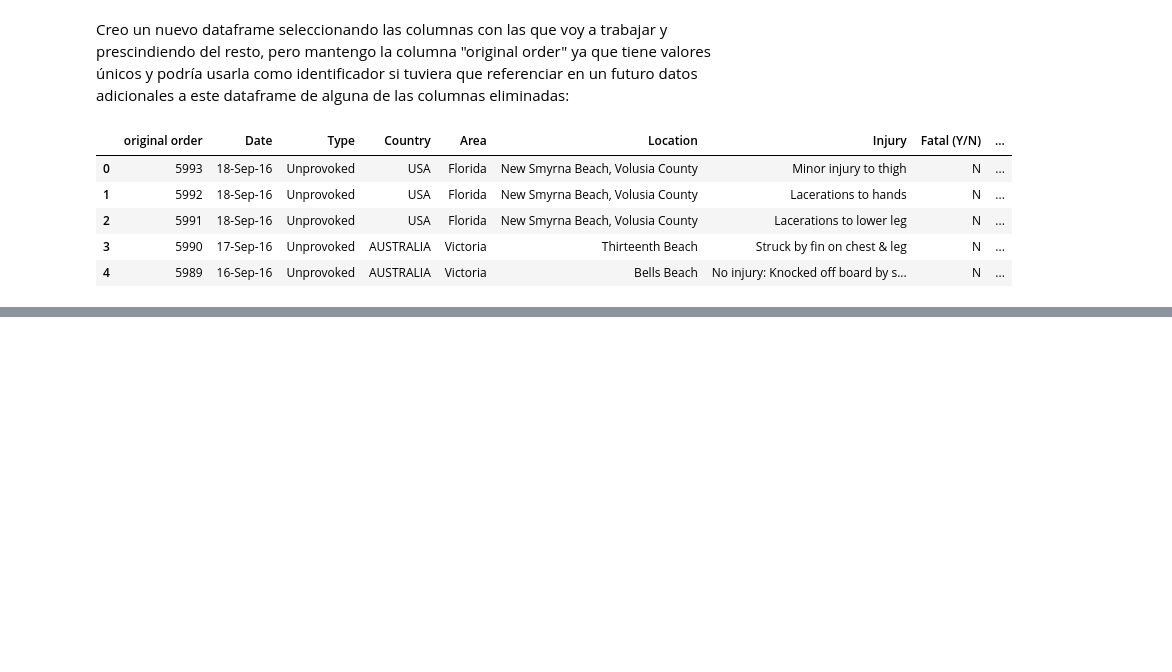
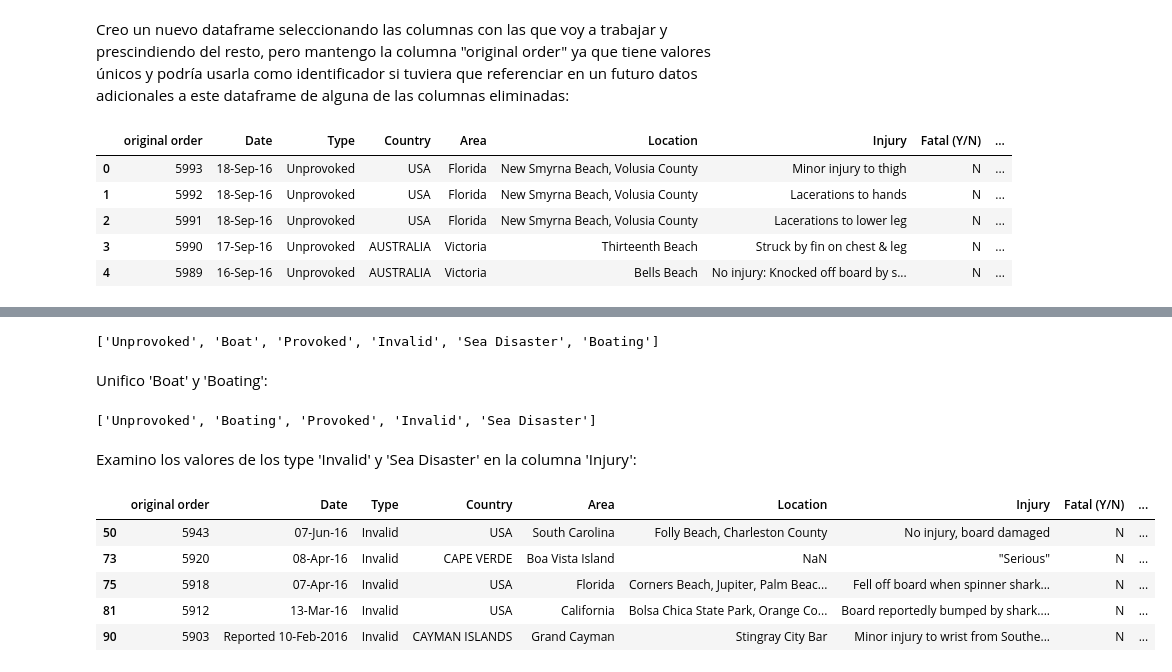
Before and after one commit to emachadoc/datamad0619, a Jupyter notebook: module-1/pandas-project/your-code/[pandas-project] Emma Machado.ipynb, the cells around one changed output, grey strips where cells are left out. Saved outputs shown, nothing was run; the diff lists cells and outputs as text; code cells hidden in the pictures; blank space fills up the shorter version.

```diff
--- a/module-1/pandas-project/your-code/[pandas-project] Emma Machado.ipynb
+++ b/module-1/pandas-project/your-code/[pandas-project] Emma Machado.ipynb
@@ -30,0 +41,24 @@ base.head()
+# %%
+pd.unique(base['Type']).tolist()
+# %% [output]
+['Unprovoked', 'Boat', 'Provoked', 'Invalid', 'Sea Disaster', 'Boating']
+# %% [markdown]
+Unifico 'Boat' y 'Boating':
+# %%
+base.replace({'Type': {'Boat': 'Boating'}},  inplace = True)
+# %%
+pd.unique(base['Type']).tolist()
+# %% [output]
+['Unprovoked', 'Boating', 'Provoked', 'Invalid', 'Sea Disaster']
+# %% [markdown]
+Examino los valores de los type 'Invalid' y 'Sea Disaster' en la columna 'Injury':
+# %%
+type_invalid = base.query('Type == "Invalid"', inplace = False)
+type_invalid.head()
+# %% [output]
+|  | original order | Date | Type | Country | Area | Location | Injury | Fatal (Y/N) | ... |
+| 50 | 5943 | 07-Jun-16 | Invalid | USA | South Carolina | Folly Beach, Charleston County | No injury, board damaged | N | ... |
+| 73 | 5920 | 08-Apr-16 | Invalid | CAPE VERDE | Boa Vista Island | NaN | "Serious" | N | ... |
+| 75 | 5918 | 07-Apr-16 | Invalid | USA | Florida | Corners Beach, Jupiter, Palm Beac... | Fell off board when spinner shark... | N | ... |
+| 81 | 5912 | 13-Mar-16 | Invalid | USA | California | Bolsa Chica State Park, Orange Co... | Board reportedly bumped by shark.... | N | ... |
+| 90 | 5903 | Reported 10-Feb-2016 | Invalid | CAYMAN ISLANDS | Grand Cayman | Stingray City Bar | Minor injury to wrist from Southe... | N | ... |
```
Also changed, not shown: parts of 10 cells of this notebook.
